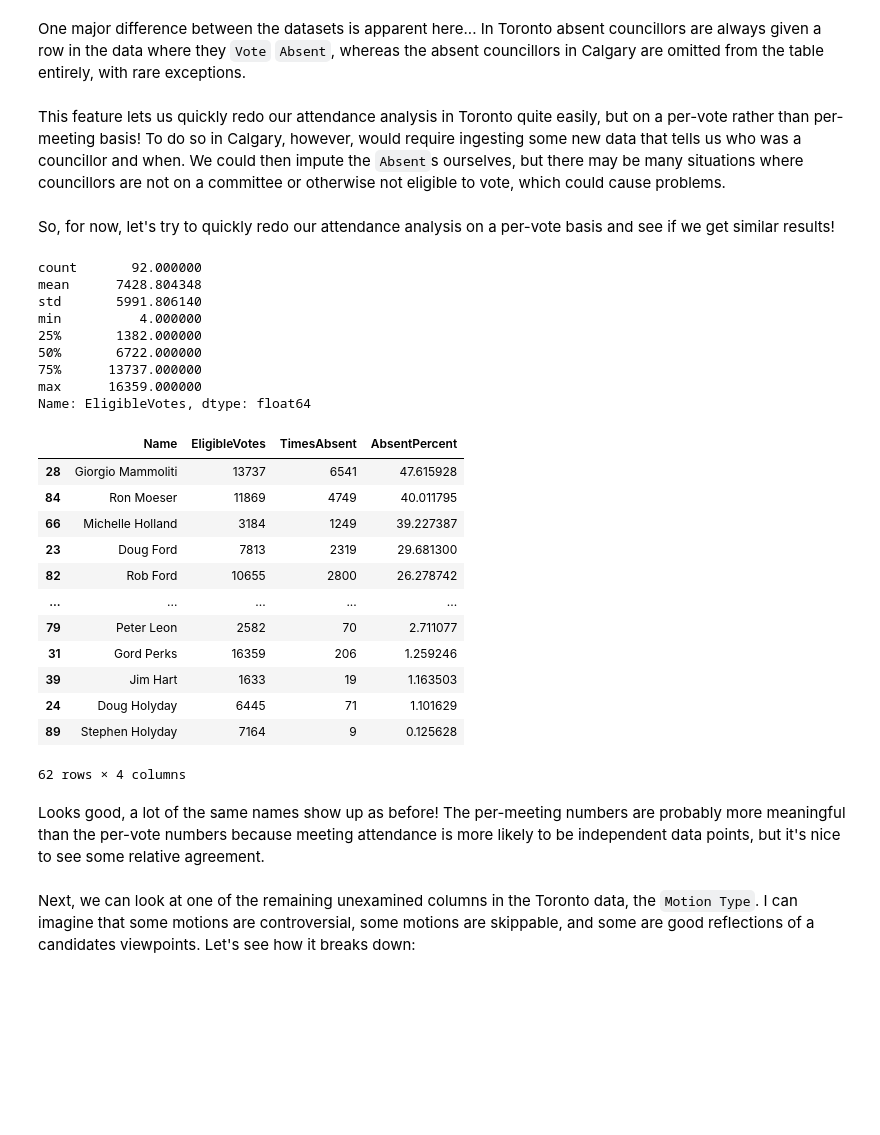
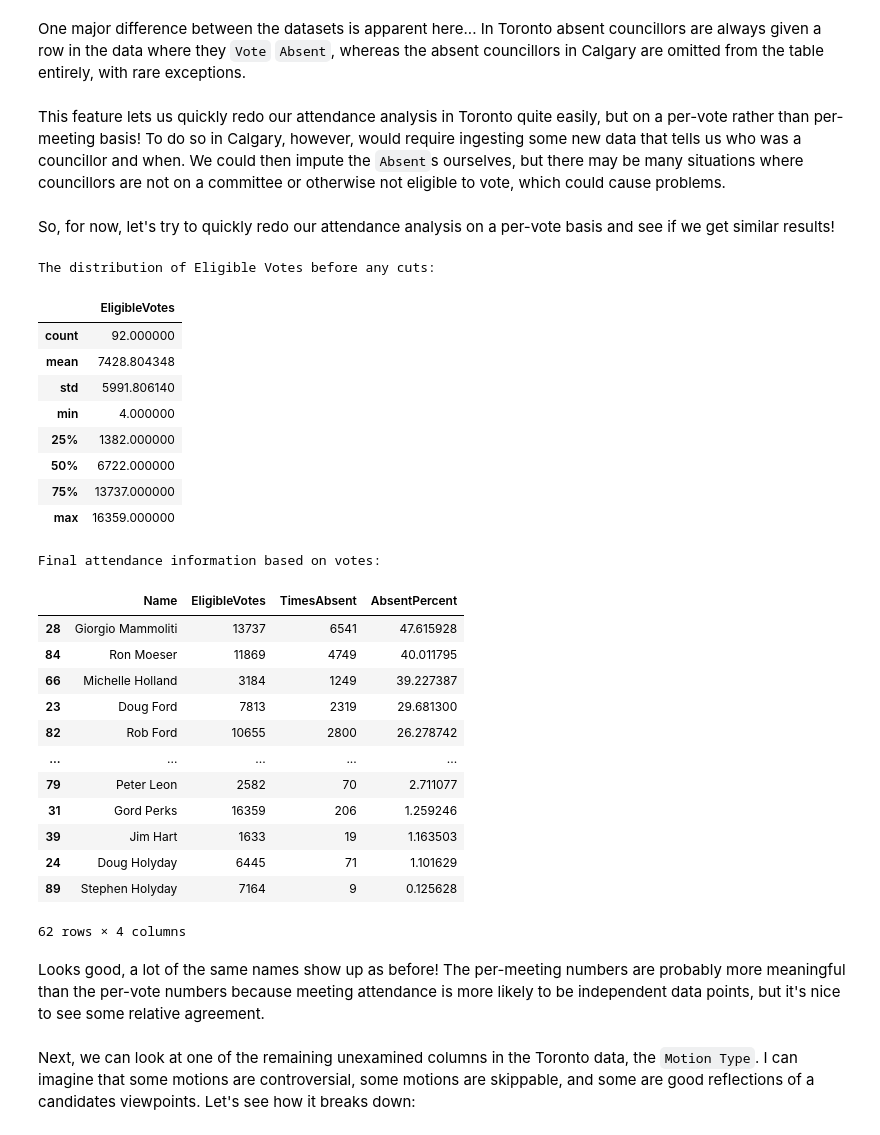
Before and after one commit to markomemos/councillors, a Jupyter notebook: councillor_clustering.ipynb, the cells around one changed output. Drawn from its saved outputs; the diff is of its cells as text; code cells hidden in the pictures; blank space fills up the shorter version.

```diff
--- a/councillor_clustering.ipynb
+++ b/councillor_clustering.ipynb
@@ -332,50 +172,54 @@ So, for now, let's try to quickly redo our attendance analysis on a per-vote bas
 # %%
 # Check which councillors missed votes, Toronto only
 voting_attend_df = raw_voting_df[0].copy()
 
 # Get rid of committee votes
 voting_attend_df = voting_attend_df.loc[voting_attend_df['Committee'] == 'City Council']
 
 # Group the names into one column (this isn't strictly necessary)
 voting_attend_df['Name'] = voting_attend_df['First Name'] + ' ' + voting_attend_df['Last Name']
 voting_attend_df = voting_attend_df.drop(columns = ['First Name','Last Name'])
 
 # Group by councillor and get the percentage of absent votes
 voting_attend_df['Absent'] = np.where(voting_attend_df['Vote']=='Absent', 1, 0)
 voting_attend_df = voting_attend_df.groupby('Name')['Absent'].agg(['count', 'sum'])
 voting_attend_df['AbsentPercent'] = 100 * voting_attend_df['sum'] / voting_attend_df['count']
 voting_attend_df = voting_attend_df.rename(columns={'count': 'EligibleVotes', 'sum': 'TimesAbsent'}).reset_index()
 
 # Remove councillors with a low vote count
 # There are probably better choices for a cut-off, but the 25th percentile is at least consistent with the previous analysis
-display(voting_attend_df.EligibleVotes.describe())
+print('The distribution of Eligible Votes before any cuts:')
+display(voting_attend_df.EligibleVotes.describe().to_frame())
 voting_attend_df = voting_attend_df.loc[voting_attend_df['EligibleVotes'] > voting_attend_df.EligibleVotes.quantile(0.25)]
 
 # Display results
+print('Final attendance information based on votes:')
 display(voting_attend_df.sort_values(by=['AbsentPercent'],ascending=False))
 # %% [output]
-count       92.000000
-mean      7428.804348
-std       5991.806140
-min          4.000000
-25%       1382.000000
-50%       6722.000000
-75%      13737.000000
-max      16359.000000
-Name: EligibleVotes, dtype: float64
+The distribution of Eligible Votes before any cuts:
-|  | Name | EligibleVotes | TimesAbsent | AbsentPercent |
-| 28 | Giorgio Mammoliti | 13737 | 6541 | 47.615928 |
-| 84 | Ron Moeser | 11869 | 4749 | 40.011795 |
-| 66 | Michelle Holland | 3184 | 1249 | 39.227387 |
-| 23 | Doug Ford | 7813 | 2319 | 29.681300 |
-| 82 | Rob Ford | 10655 | 2800 | 26.278742 |
-| ... | ... | ... | ... | ... |
-| 79 | Peter Leon | 2582 | 70 | 2.711077 |
-| 31 | Gord Perks | 16359 | 206 | 1.259246 |
-| 39 | Jim Hart | 1633 | 19 | 1.163503 |
-| 24 | Doug Holyday | 6445 | 71 | 1.101629 |
-| 89 | Stephen Holyday | 7164 | 9 | 0.125628 |
+|  | EligibleVotes |
+| count | 92.000000 |
+| mean | 7428.804348 |
+| std | 5991.806140 |
+| min | 4.000000 |
+| 25% | 1382.000000 |
+| 50% | 6722.000000 |
+| 75% | 13737.000000 |
+| max | 16359.000000 |
-62 rows × 4 columns
+Final attendance information based on votes:
+|  | Name | EligibleVotes | TimesAbsent | AbsentPercent |
+| 28 | Giorgio Mammoliti | 13737 | 6541 | 47.615928 |
+| 84 | Ron Moeser | 11869 | 4749 | 40.011795 |
+| 66 | Michelle Holland | 3184 | 1249 | 39.227387 |
+| 23 | Doug Ford | 7813 | 2319 | 29.681300 |
+| 82 | Rob Ford | 10655 | 2800 | 26.278742 |
+| ... | ... | ... | ... | ... |
+| 79 | Peter Leon | 2582 | 70 | 2.711077 |
+| 31 | Gord Perks | 16359 | 206 | 1.259246 |
+| 39 | Jim Hart | 1633 | 19 | 1.163503 |
+| 24 | Doug Holyday | 6445 | 71 | 1.101629 |
+| 89 | Stephen Holyday | 7164 | 9 | 0.125628 |
+62 rows × 4 columns
 # %% [markdown]
 Looks good, a lot of the same names show up as before! The per-meeting numbers are probably more meaningful than the per-vote numbers because meeting attendance is more likely to be independent data points, but it's nice to see some relative agreement.<br>
 <br>
```
Also changed, not shown: parts of 46 cells of this notebook, 1 other file.
